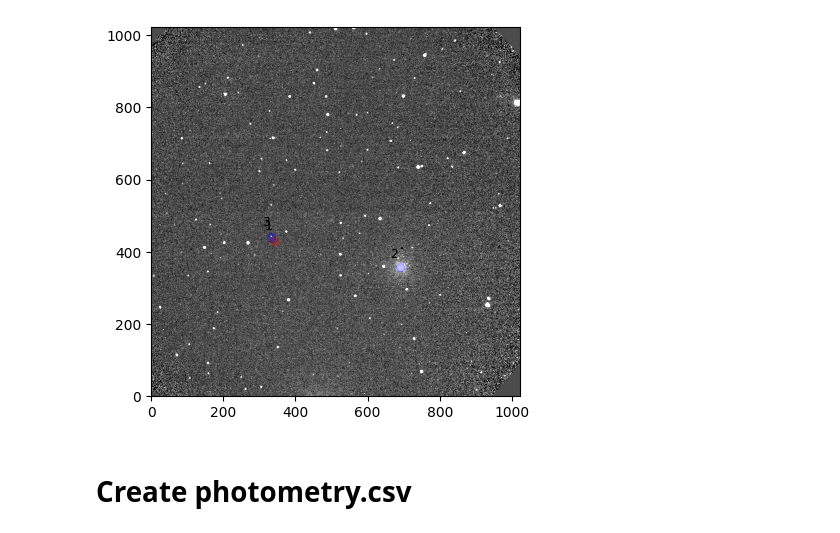
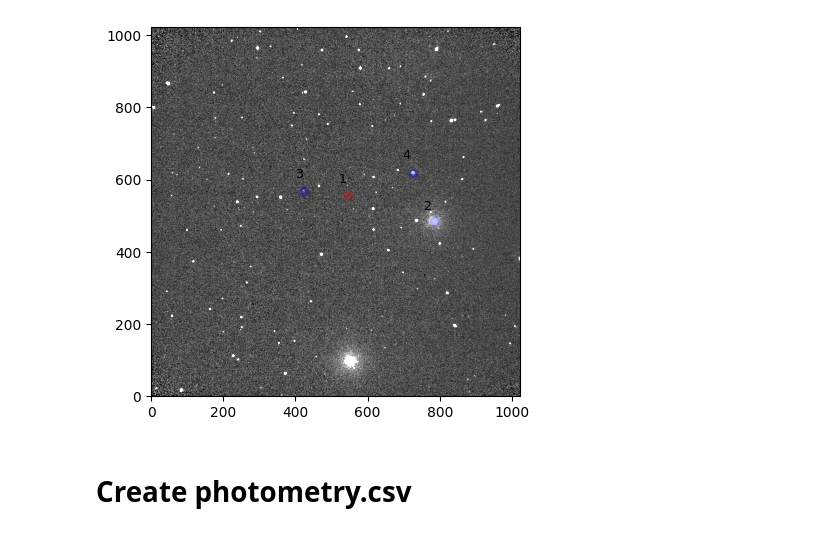
Before and after one commit to DBernardes/Tools-for-the-MOPTOP-pipeline-products, a Jupyter notebook: photometry_extraction.ipynb, the cells around one changed output. Cells and saved outputs as stored; diff of their text form; code cells hidden in the pictures.

```diff
--- a/photometry_extraction.ipynb
+++ b/photometry_extraction.ipynb
@@ -10,8 +10,9 @@ from photometry import Photometry
 
 star_name = "GRB 230818A"
 experiment = "all data"
-_set = "first"
-camera = 3
+_set = "second"
+camera = 4
+max_box_size = 20
 src_path = os.path.join(
     "..",
     "Pol charact MOPTOP",
@@ -44,7 +45,7 @@ objects = {
     "dec": df[f"dec_{_set}_set_cam{camera}"],
 }
 objects = pd.DataFrame.from_dict(objects)
-phot = Photometry(file, objects, 20)
+phot = Photometry(file, objects, max_box_size)
 phot.reset_object_coords()
 for idx, _object in enumerate(phot.obj_list):
     name, x, y, *_ = _object.get_info()
@@ -63,4 +64,4 @@ Set MJD-END to 60174.993767 from DATE-END'. [astropy.wcs.wcs]
-[figure, old version]
+[figure, new version]
 # %% [markdown]
 # Create photometry.csv
 # %%
```
Also changed, not shown: parts of 4 cells of this notebook, 2 other files.
